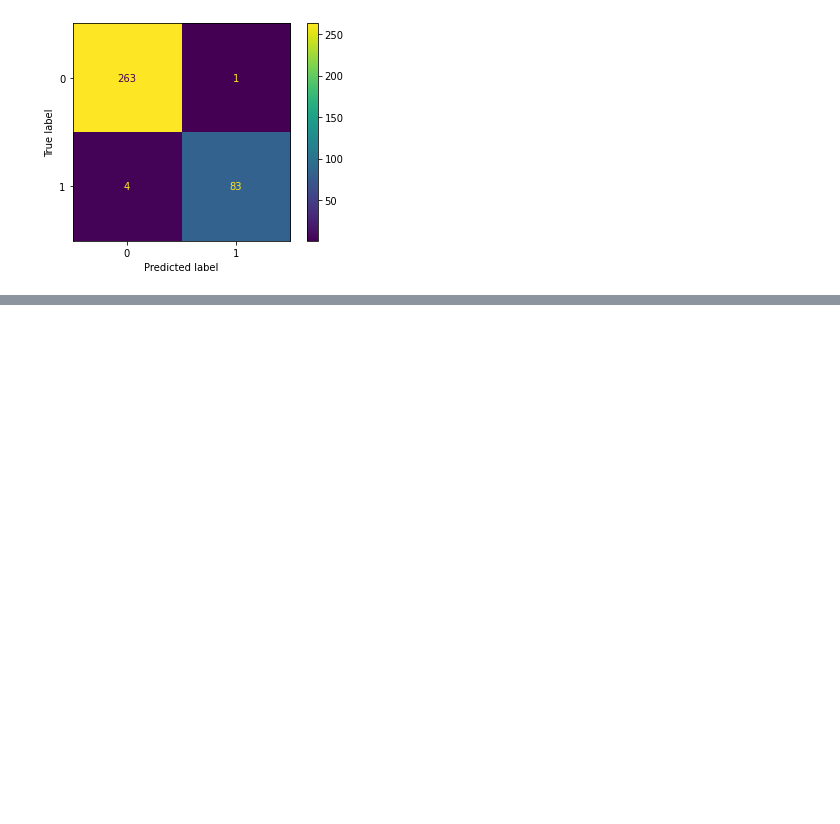
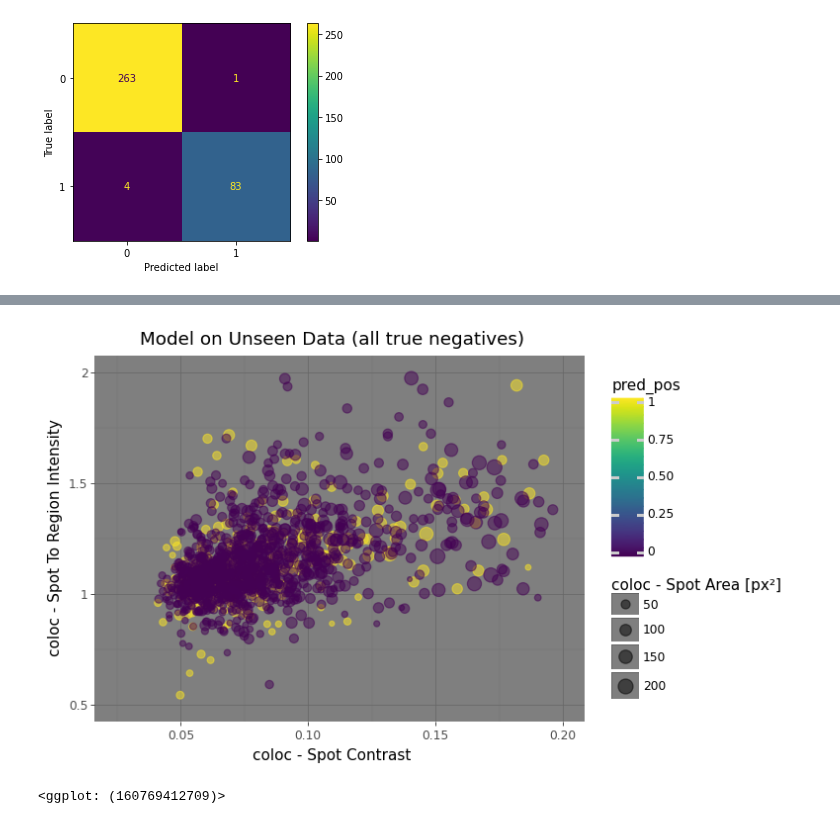
Before and after one commit to niightingale/bep_tools, a Jupyter notebook: general_data_analysis/models_glx.ipynb, the cells around one changed output, grey strips where cells are left out. Saved outputs shown, nothing was run; the diff lists cells and outputs as text; code cells hidden in the pictures; blank space fills up the shorter version.

Commit message:
added extremely chaotic parts to models_glx

```diff
--- a/general_data_analysis/models_glx.ipynb
+++ b/general_data_analysis/models_glx.ipynb
@@ -159,0 +162,10 @@ coloc_set_minus
+# %%
+q = ggplot(coloc_set_minus, aes('coloc - Spot Contrast', 'coloc - Spot To Region Intensity',
+        color = 'pred_pos', size = 'coloc - Spot Area [px²]')) + \
+    geom_point(alpha = 0.5) + xlim(0.025, 0.2) + ylim(0.5, 2) + \
+    ggtitle('Model on Unseen Data (all true negatives)') + \
+    theme_dark()
+q
+# %% [output]
+[figure, added]
+<ggplot: (160769412709)>
```
Also changed, not shown: parts of 10 cells of this notebook, 1 other file.
